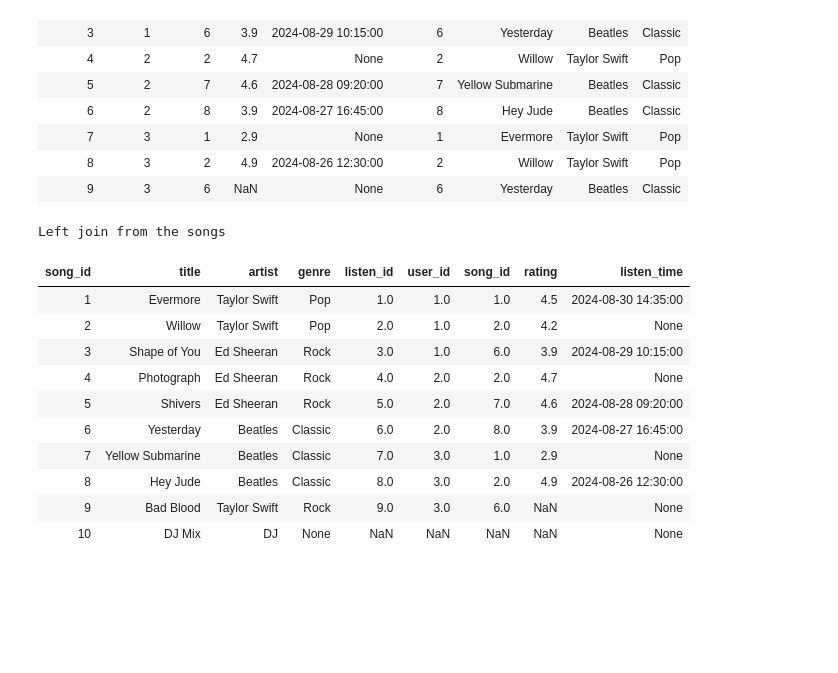
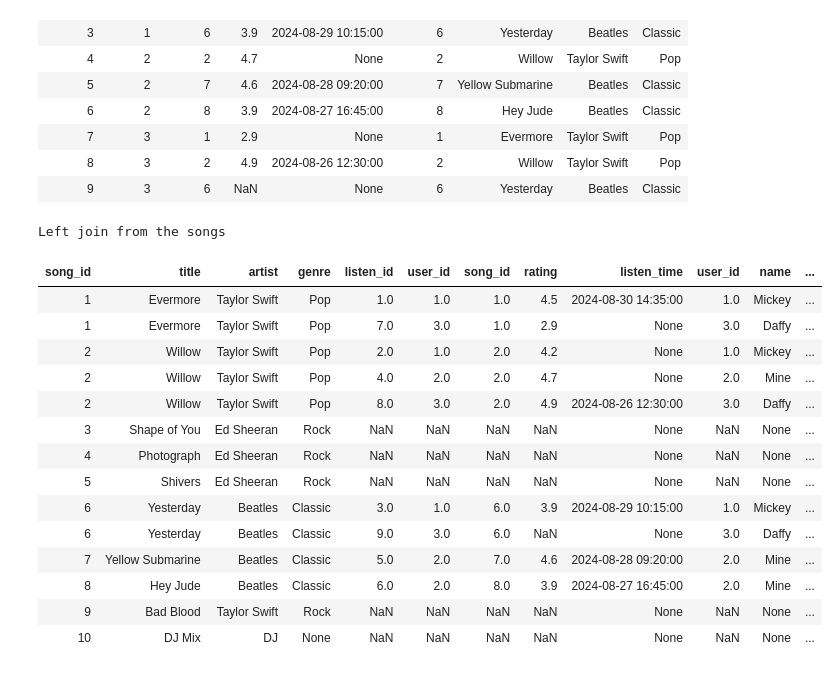
Before and after one commit to sanjayparajuli/colab, a Jupyter notebook: sqlite.ipynb, the cells around one changed output. Saved outputs shown, nothing was run; the diff lists cells and outputs as text; code cells hidden in the pictures; blank space fills up the shorter version.

Commit message:
Joined table continued...

```diff
--- a/sqlite.ipynb
+++ b/sqlite.ipynb
@@ -409,22 +409,27 @@ Left Join
 # %%
 query_join_left = """
 SELECT * FROM Songs
-LEFT JOIN Listens ON Songs.song_id = Listens.listen_id;
+LEFT JOIN Listens ON Songs.song_id = Listens.song_id
+LEFT JOIN Users ON Listens.user_id = Users.user_id;
 """
 runSql('Left join from the songs', query_join_left)
 # %% [output]
 Left join from the songs
-| song_id | title | artist | genre | listen_id | user_id | song_id | rating | listen_time |
-| 1 | Evermore | Taylor Swift | Pop | 1.0 | 1.0 | 1.0 | 4.5 | 2024-08-30 14:35:00 |
-| 2 | Willow | Taylor Swift | Pop | 2.0 | 1.0 | 2.0 | 4.2 | None |
-| 3 | Shape of You | Ed Sheeran | Rock | 3.0 | 1.0 | 6.0 | 3.9 | 2024-08-29 10:15:00 |
-| 4 | Photograph | Ed Sheeran | Rock | 4.0 | 2.0 | 2.0 | 4.7 | None |
-| 5 | Shivers | Ed Sheeran | Rock | 5.0 | 2.0 | 7.0 | 4.6 | 2024-08-28 09:20:00 |
-| 6 | Yesterday | Beatles | Classic | 6.0 | 2.0 | 8.0 | 3.9 | 2024-08-27 16:45:00 |
-| 7 | Yellow Submarine | Beatles | Classic | 7.0 | 3.0 | 1.0 | 2.9 | None |
-| 8 | Hey Jude | Beatles | Classic | 8.0 | 3.0 | 2.0 | 4.9 | 2024-08-26 12:30:00 |
-| 9 | Bad Blood | Taylor Swift | Rock | 9.0 | 3.0 | 6.0 | NaN | None |
-| 10 | DJ Mix | DJ | None | NaN | NaN | NaN | NaN | None |
+| song_id | title | artist | genre | listen_id | user_id | song_id | rating | listen_time | user_id | name | ... |
+| 1 | Evermore | Taylor Swift | Pop | 1.0 | 1.0 | 1.0 | 4.5 | 2024-08-30 14:35:00 | 1.0 | Mickey | ... |
+| 1 | Evermore | Taylor Swift | Pop | 7.0 | 3.0 | 1.0 | 2.9 | None | 3.0 | Daffy | ... |
+| 2 | Willow | Taylor Swift | Pop | 2.0 | 1.0 | 2.0 | 4.2 | None | 1.0 | Mickey | ... |
+| 2 | Willow | Taylor Swift | Pop | 4.0 | 2.0 | 2.0 | 4.7 | None | 2.0 | Mine | ... |
+| 2 | Willow | Taylor Swift | Pop | 8.0 | 3.0 | 2.0 | 4.9 | 2024-08-26 12:30:00 | 3.0 | Daffy | ... |
+| 3 | Shape of You | Ed Sheeran | Rock | NaN | NaN | NaN | NaN | None | NaN | None | ... |
+| 4 | Photograph | Ed Sheeran | Rock | NaN | NaN | NaN | NaN | None | NaN | None | ... |
+| 5 | Shivers | Ed Sheeran | Rock | NaN | NaN | NaN | NaN | None | NaN | None | ... |
+| 6 | Yesterday | Beatles | Classic | 3.0 | 1.0 | 6.0 | 3.9 | 2024-08-29 10:15:00 | 1.0 | Mickey | ... |
+| 6 | Yesterday | Beatles | Classic | 9.0 | 3.0 | 6.0 | NaN | None | 3.0 | Daffy | ... |
+| 7 | Yellow Submarine | Beatles | Classic | 5.0 | 2.0 | 7.0 | 4.6 | 2024-08-28 09:20:00 | 2.0 | Mine | ... |
+| 8 | Hey Jude | Beatles | Classic | 6.0 | 2.0 | 8.0 | 3.9 | 2024-08-27 16:45:00 | 2.0 | Mine | ... |
+| 9 | Bad Blood | Taylor Swift | Rock | NaN | NaN | NaN | NaN | None | NaN | None | ... |
+| 10 | DJ Mix | DJ | None | NaN | NaN | NaN | NaN | None | NaN | None | ... |
 # %%
 # query = """
 # CREATE TABLE songs(id INTEGER, title TEXT);
```
